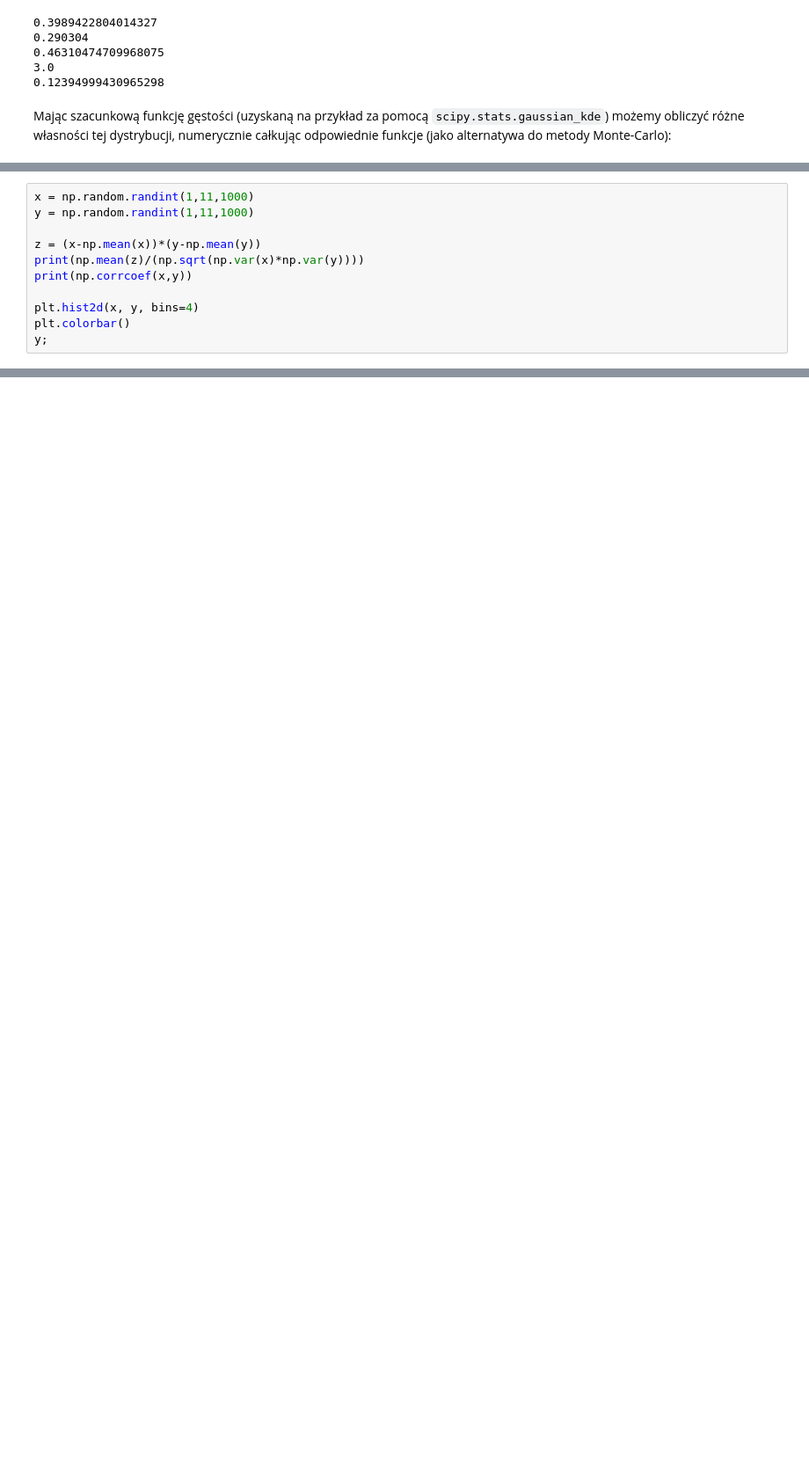
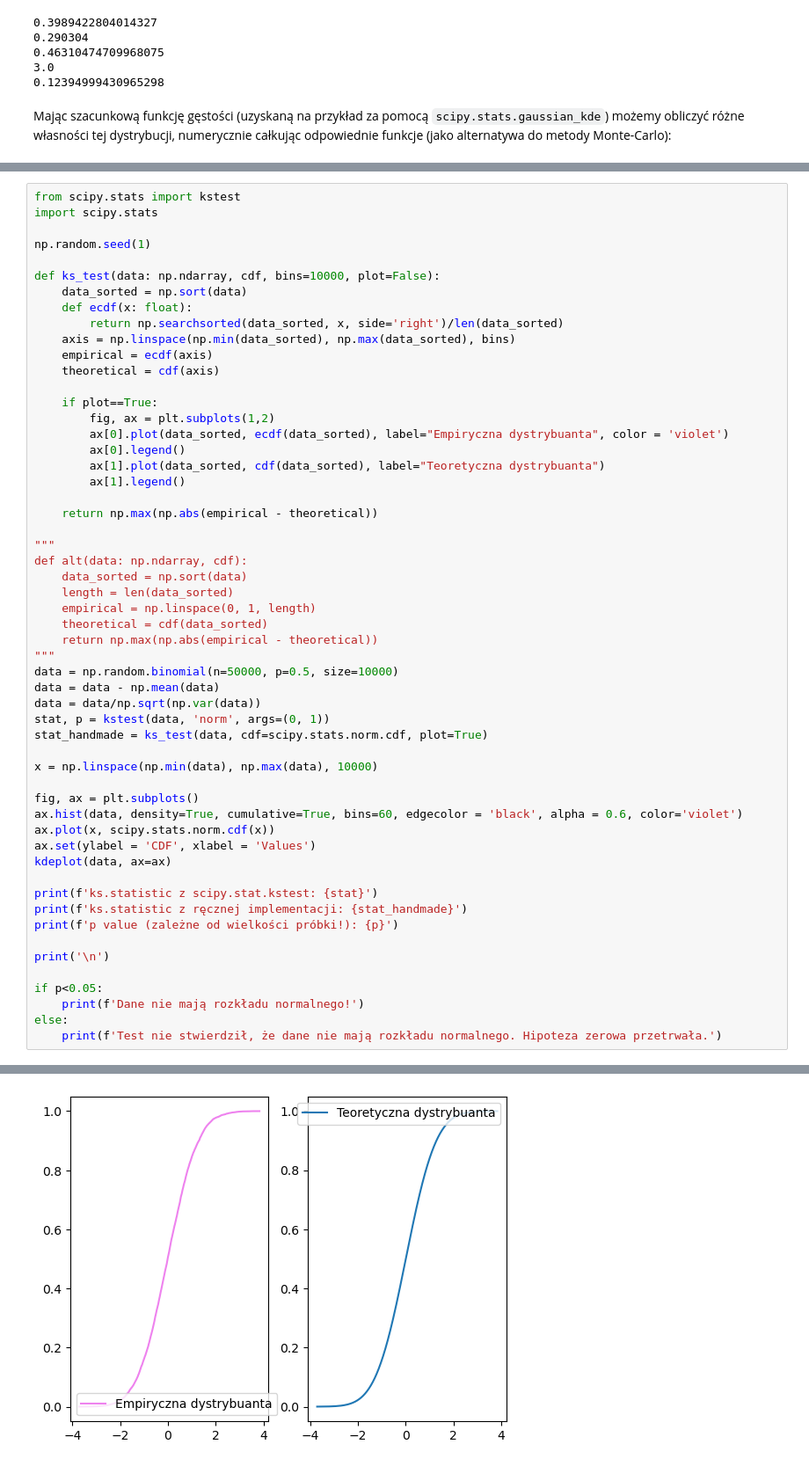
Before and after one commit to orange-cat-programmer/MPSI_2024-25, a Jupyter notebook: lekcja_rozklady/rozklady.ipynb, the cells around one changed output, grey strips where cells are left out. Shown at 88% size. Saved outputs shown, nothing was run; the diff lists cells and outputs as text; blank space fills up the shorter version.

```diff
--- a/lekcja_rozklady/rozklady.ipynb
+++ b/lekcja_rozklady/rozklady.ipynb
@@ -434,11 +452,0 @@ Najważniejsze testy statystyczne:
-# %%
-x = np.random.randint(1,11,1000)
-y = np.random.randint(1,11,1000)
-
-z = (x-np.mean(x))*(y-np.mean(y))
-print(np.mean(z)/(np.sqrt(np.var(x)*np.var(y))))
-print(np.corrcoef(x,y))
-
-plt.hist2d(x, y, bins=4)
-plt.colorbar()
-y;
@@ -449,0 +458,56 @@ y;
+# %%
+from scipy.stats import kstest
+import scipy.stats
+
+np.random.seed(1)
+
+def ks_test(data: np.ndarray, cdf, bins=10000, plot=False):
+    data_sorted = np.sort(data)
+    def ecdf(x: float):
+        return np.searchsorted(data_sorted, x, side='right')/len(data_sorted)
+    axis = np.linspace(np.min(data_sorted), np.max(data_sorted), bins)
+    empirical = ecdf(axis)
+    theoretical = cdf(axis)
+
+    if plot==True:
+        fig, ax = plt.subplots(1,2)
+        ax[0].plot(data_sorted, ecdf(data_sorted), label="Empiryczna dystrybuanta", color = 'violet')
+        ax[0].legend()
+        ax[1].plot(data_sorted, cdf(data_sorted), label="Teoretyczna dystrybuanta")
+        ax[1].legend()
+
+    return np.max(np.abs(empirical - theoretical))
+
+"""
+def alt(data: np.ndarray, cdf):
+    data_sorted = np.sort(data)
+    length = len(data_sorted)
+    empirical = np.linspace(0, 1, length)
+    theoretical = cdf(data_sorted)
+    return np.max(np.abs(empirical - theoretical))
+"""
+data = np.random.binomial(n=50000, p=0.5, size=10000)
+data = data - np.mean(data)
+data = data/np.sqrt(np.var(data))
+stat, p = kstest(data, 'norm', args=(0, 1))
+stat_handmade = ks_test(data, cdf=scipy.stats.norm.cdf, plot=True)
+
+x = np.linspace(np.min(data), np.max(data), 10000)
+
+fig, ax = plt.subplots()
+ax.hist(data, density=True, cumulative=True, bins=60, edgecolor = 'black', alpha = 0.6, color='violet')
+ax.plot(x, scipy.stats.norm.cdf(x))
+ax.set(ylabel = 'CDF', xlabel = 'Values')
+kdeplot(data, ax=ax)
+
+print(f'ks.statistic z scipy.stat.kstest: {stat}')
+print(f'ks.statistic z ręcznej implementacji: {stat_handmade}')
+print(f'p value (zależne od wielkości próbki!): {p}')
+
+print('\n')
+
+if p<0.05:
+    print(f'Dane nie mają rozkładu normalnego!')
+else:
+    print(f'Test nie stwierdził, że dane nie mają rozkładu normalnego. Hipoteza zerowa przetrwała.')
+# %% [output]
@@ -449,0 +520 @@ y;
+[figure, added]
```
Also changed, not shown: parts of 24 cells of this notebook.
